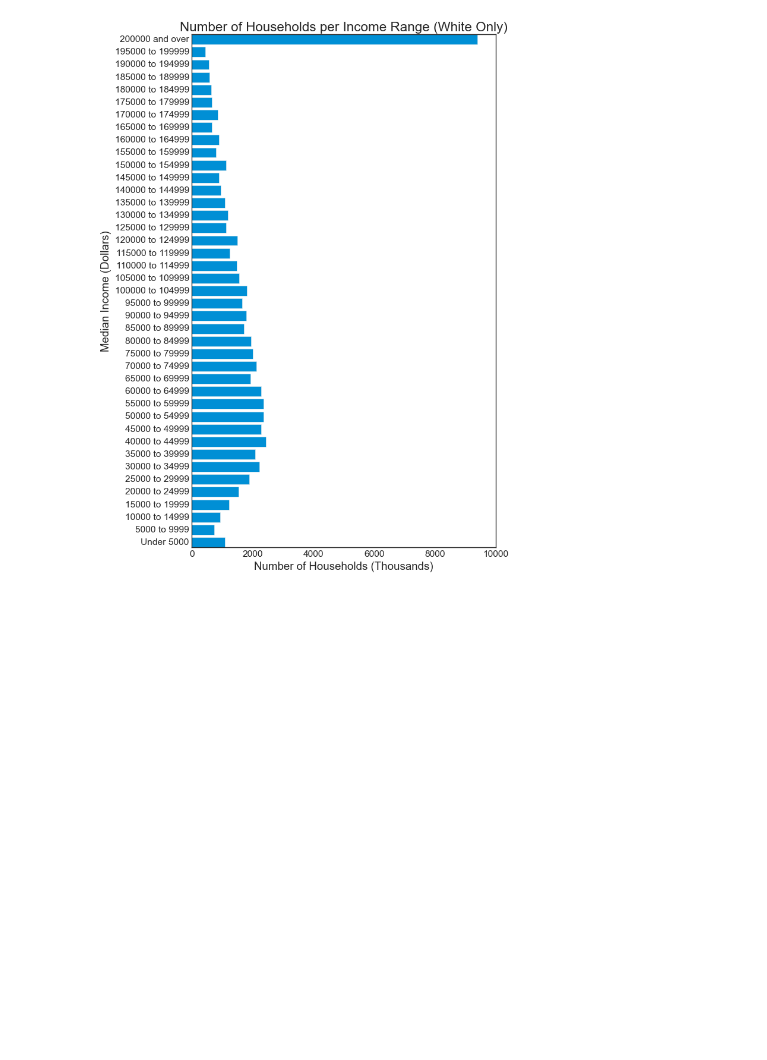
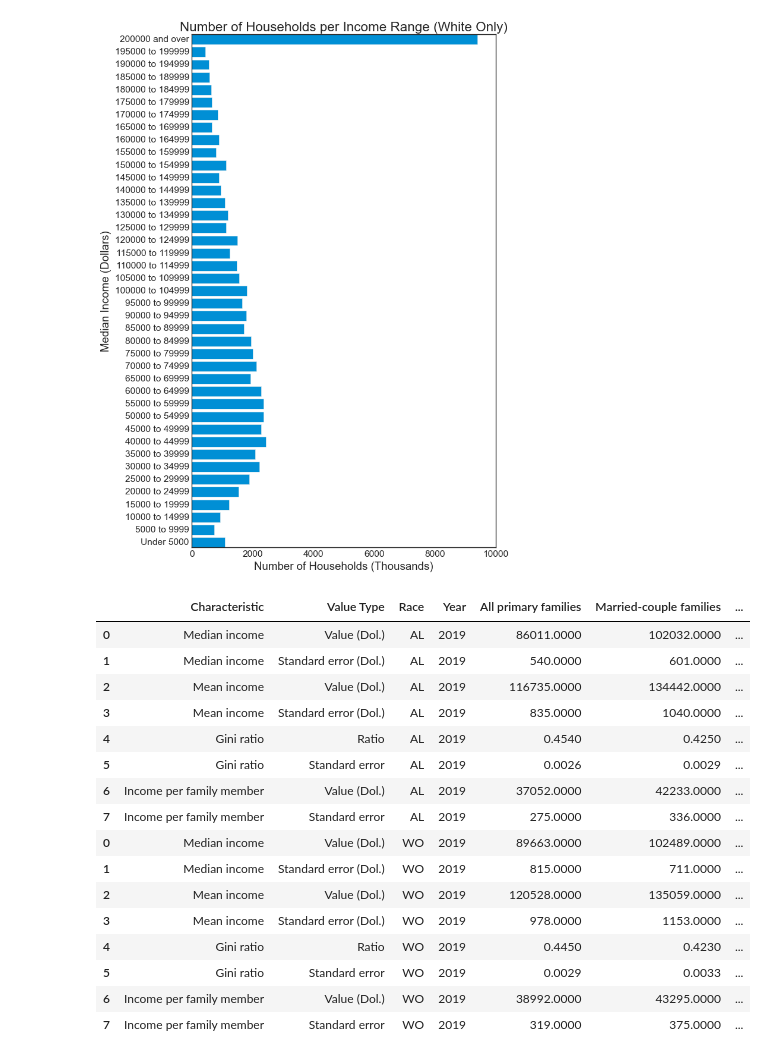
Before and after one commit to j0serobles/UCF_Data_Bootcamp_Project1, a Jupyter notebook: Data_Explore_Cleanup.ipynb, the cells around one changed output. Cells and saved outputs as stored; diff of their text form; code cells hidden in the pictures; blank space fills up the shorter version.

```diff
--- a/Data_Explore_Cleanup.ipynb
+++ b/Data_Explore_Cleanup.ipynb
@@ -81,3 +53,54 @@ ax.set(xlabel='Number of Households (Thousands)', ylabel='Median Income (Dollars
 plt.show()
 # %% [output]
 [figure]
+# %%
+#2019 - All races
+filepath = os.path.join('.', 'Resources', 'SourceData', '2019_finc_01_ALL_RACES.xlsx')
+all_2019_df = pd.read_excel (filepath, sheet_name = 'Type of Family', \
+    names=['Characteristic','Value Type', 'All primary families', 'Married-couple families','Male householder, no spouse present', \
+           'Female householder, no spouse present', 'Unrelated subfamilies'],\
+    header=None,\
+    skiprows=43,\
+    index_col=None,\
+    usecols="A,B,C:G")
+all_2019_df["Race"] = "AL"
+all_2019_df["Year"] = 2019
+all_2019_df.fillna(method='ffill', inplace=True)
+
+#2019 - White only
+filepath = os.path.join('.', 'Resources', 'SourceData', '2019_finc_01_WHITE_ONLY.xlsx')
+wo_2019_df = pd.read_excel (filepath, sheet_name = 'Type of Family', \
+    names=['Characteristic','Value Type', 'All primary families', 'Married-couple families','Male householder, no spouse present', \
+           'Female householder, no spouse present', 'Unrelated subfamilies'],\
+    header=None,\
+    skiprows=43,\
+    index_col=None,\
+    usecols="A,B,C:G")
+wo_2019_df["Race"] = "WO"
+wo_2019_df["Year"] = 2019
+wo_2019_df.fillna(method='ffill', inplace=True)
+
+frames = [all_2019_df, wo_2019_df]
+
+data_df = pd.concat(frames)
+data_df = data_df[['Characteristic', 'Value Type', 'Race', 'Year', 'All primary families', 'Married-couple families',\
+     'Male householder, no spouse present', 'Female householder, no spouse present', 'Unrelated subfamilies']]
+data_df
+# %% [output]
+|  | Characteristic | Value Type | Race | Year | All primary families | Married-couple families | ... |
+| 0 | Median income | Value (Dol.) | AL | 2019 | 86011.0000 | 102032.0000 | ... |
+| 1 | Median income | Standard error (Dol.) | AL | 2019 | 540.0000 | 601.0000 | ... |
+| 2 | Mean income | Value (Dol.) | AL | 2019 | 116735.0000 | 134442.0000 | ... |
+| 3 | Mean income | Standard error (Dol.) | AL | 2019 | 835.0000 | 1040.0000 | ... |
+| 4 | Gini ratio | Ratio | AL | 2019 | 0.4540 | 0.4250 | ... |
+| 5 | Gini ratio | Standard error | AL | 2019 | 0.0026 | 0.0029 | ... |
+| 6 | Income per family member | Value (Dol.) | AL | 2019 | 37052.0000 | 42233.0000 | ... |
+| 7 | Income per family member | Standard error | AL | 2019 | 275.0000 | 336.0000 | ... |
+| 0 | Median income | Value (Dol.) | WO | 2019 | 89663.0000 | 102489.0000 | ... |
+| 1 | Median income | Standard error (Dol.) | WO | 2019 | 815.0000 | 711.0000 | ... |
+| 2 | Mean income | Value (Dol.) | WO | 2019 | 120528.0000 | 135059.0000 | ... |
+| 3 | Mean income | Standard error (Dol.) | WO | 2019 | 978.0000 | 1153.0000 | ... |
+| 4 | Gini ratio | Ratio | WO | 2019 | 0.4450 | 0.4230 | ... |
+| 5 | Gini ratio | Standard error | WO | 2019 | 0.0029 | 0.0033 | ... |
+| 6 | Income per family member | Value (Dol.) | WO | 2019 | 38992.0000 | 43295.0000 | ... |
+| 7 | Income per family member | Standard error | WO | 2019 | 319.0000 | 375.0000 | ... |
```
Also changed, not shown: parts of 4 cells of this notebook.
